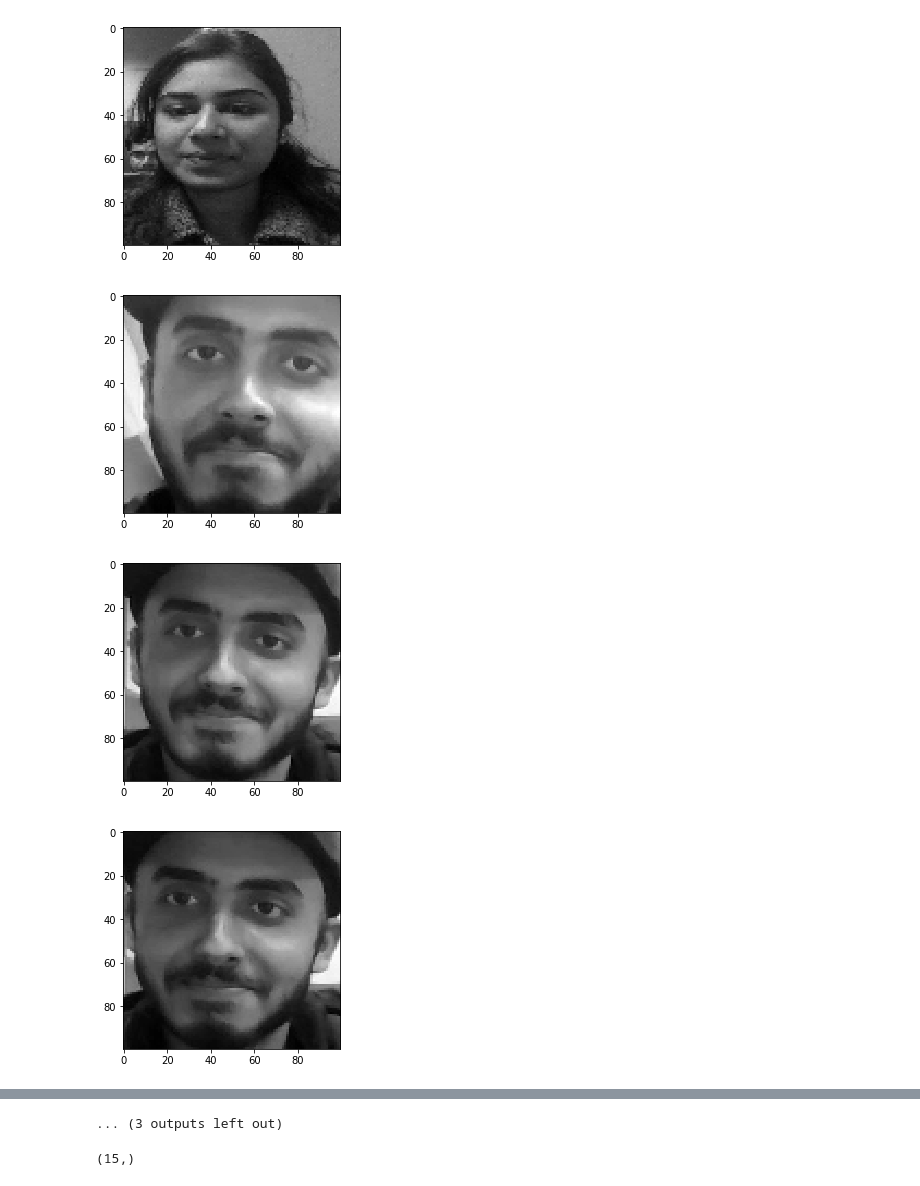
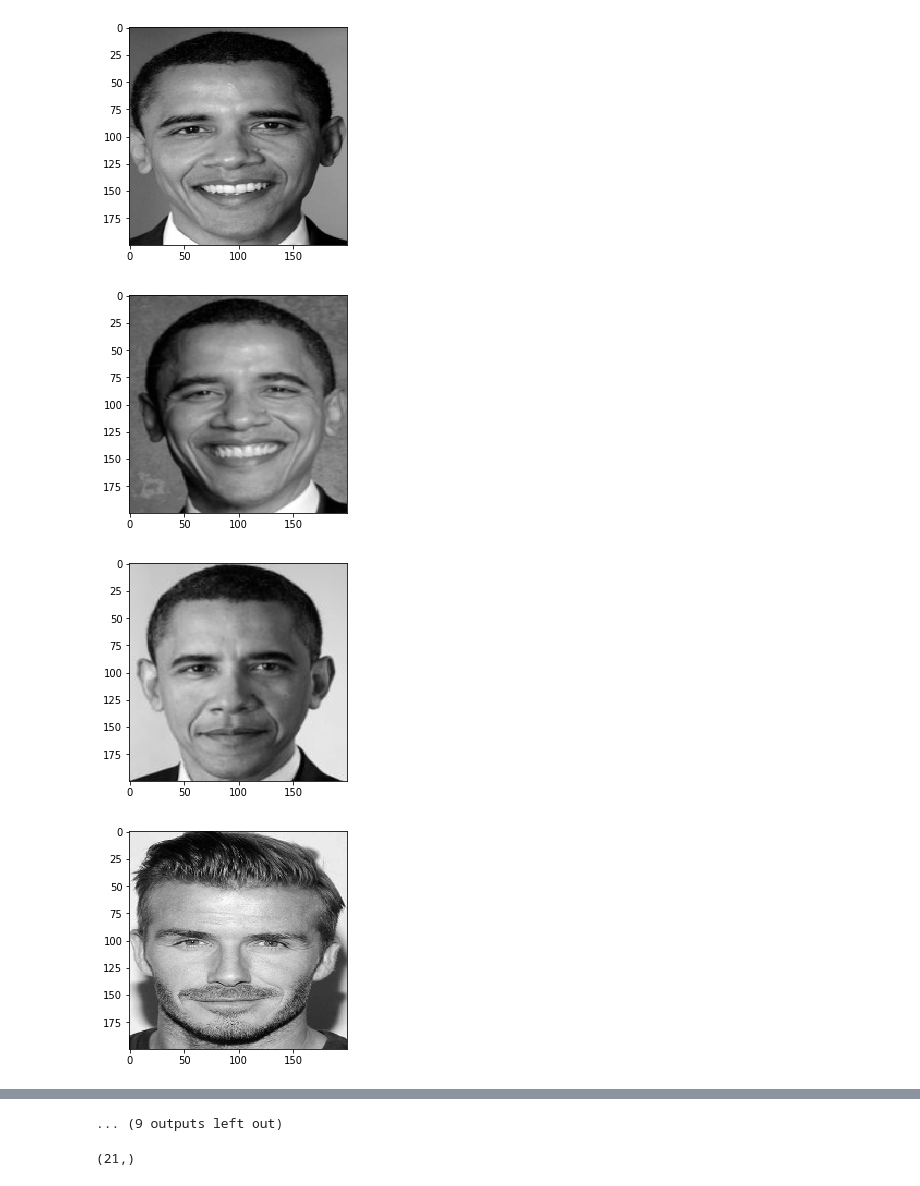
Before and after one commit to HoodPanther/Facial_Recognition_KNN, a Jupyter notebook: Processing and Saving Images' numpy files.ipynb, the cells around one changed output, grey strips where cells are left out. Cells and saved outputs as stored; diff of their text form; code cells hidden in the pictures.

Commit message:
Configuring for images of celebrities

```diff
--- a/Processing and Saving Images' numpy files.ipynb
+++ b/Processing and Saving Images' numpy files.ipynb
@@ -45,19 +45,7 @@ Edit to this cell can be skipped if the image provided already has been cropped.
 '''
 
 cropping_data = {}
-cropping_data['Anshul Jain'] = {
-    'y_begin' : 100,
-    'y_end' : 600,
-    'x_begin' : 600,
-    'x_end' : 1000
-}
-cropping_data['Navjot Singh'] = {
-    'y_begin' : 100,
-    'y_end' : 300,
-    'x_begin' : 200,
-    'x_end' : 380
-}
-cropping_data['Akanksha Ahuja'] = {
+cropping_data['Name'] = {
     'y_begin' : 50,
     'y_end' : 300,
     'x_begin' : 150,
@@ -73,7 +61,7 @@ for ix in range(len(imgs)):
         im = imgs[ix][cropping_data[name]['y_begin']:cropping_data[name]['y_end'],cropping_data[name]['x_begin']:cropping_data[name]['x_end'],:]    #Cropping images for faces as per dimensions provided
     else:
         im = imgs[ix][:,:,:]         #If full face has already been provided
-    img = cv2.resize(im, (100,100))
+    img = cv2.resize(im, (200,200))
     img = cv2.cvtColor(img, cv2.COLOR_RGB2GRAY)
     plt.imshow(img, cmap='gray')
     all_faces.append(img)
@@ -87,4 +75,4 @@ plt.show()
-[figure, old version]
+[figure, new version]
-[figure, old version]
+[figure, new version]
-[figure, old version]
+[figure, new version]
-[figure, old version]
+[figure, new version]
@@ -95,9 +83,9 @@ plt.show()
-... (3 outputs left out)
+... (9 outputs left out)
 # %%
 lab = np.asarray(labels)
 print lab.shape
 
-np.save('./data/my_face_labels', lab)
-np.save('./data/my_face_data', all_faces)
+np.save('./data/face_labels', lab)
+np.save('./data/face_data', all_faces)
 # %% [output]
-(15,)
+(21,)
```
Also changed, not shown: parts of 3 cells of this notebook, 39 other files.
